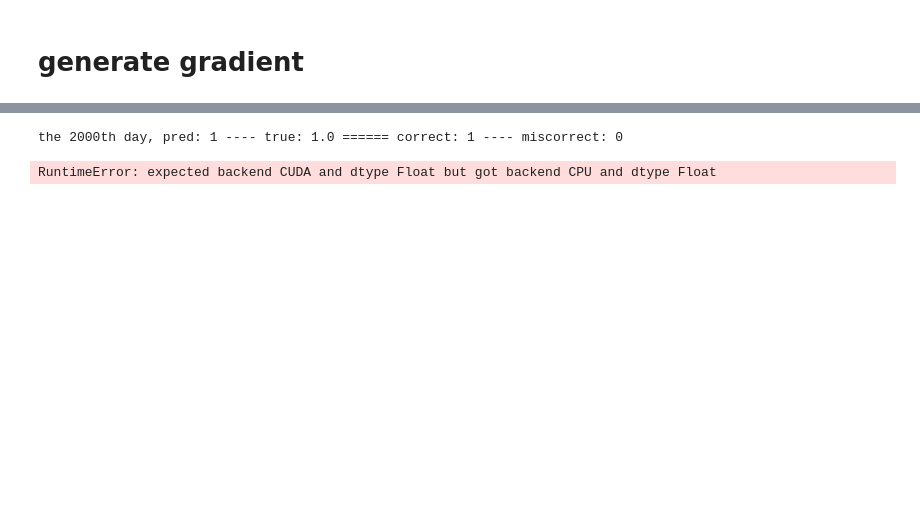
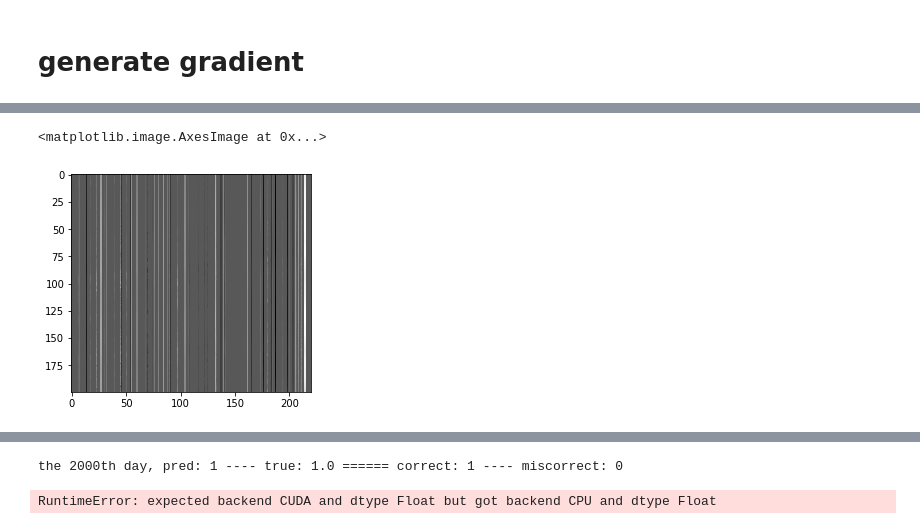
Before and after one commit to FrankWJW/MSc-dissertation, a Jupyter notebook: classifier.ipynb, the cells around one changed output, grey strips where cells are left out. Drawn from its saved outputs; the diff is of its cells as text; code cells hidden in the pictures; blank space fills up the shorter version.

```diff
--- a/classifier.ipynb
+++ b/classifier.ipynb
@@ -139,7 +160,7 @@ array([[1197.75, 1513530000, -9.079956, ..., 14.63291434, 13.15, 4.542],
 # %%
 from train_test_split import utility_fun
 # %%
-temp = utility_fun([X, y], len_of_trainset = 2000, time_interval = 50)
+temp = utility_fun([X, y], len_of_trainset = 2000, time_interval = 20, batch_size=32)
 
 temp.norm()
 temp.sepera_time_step()
@@ -178,7 +199,7 @@ class BaselineModel(nn.Module):
 # %%
 device = "cuda:0" if torch.cuda.is_available() else "cpu"
 
-model = BaselineModel(550, 100, 1)
+model = BaselineModel(20*11, 220, 1)
 
 # define the loss function and the optimiser
 # loss_function = nn.MSELoss()
@@ -237,7 +258,6 @@ class gradient_generator():
     def hook_layers(self):
         def hook_function(module, grad_in, grad_out):
 #             print("hook called")
-#             print(grad_out[0])
             self.gradients = grad_out[0]
 #         print(list(self.model._modules.items()))
         first_layer = list(self.model._modules.items())[0][1]
@@ -253,18 +273,14 @@ class gradient_generator():
         return self.gradients
 
 
-grad = torch.zeros((2000,100))
+grad = torch.zeros((2000,220))
 i = 0
 
-
-for data in trainloader:
-    # get the inputs
-    inputs, labels = data
-    ins = inputs[i,:]
-    labs = labels[i]
+for data in range(len(trainData)):
+    inputs = trainData[data,:,:,:].view(1,-1)
+    labs = testData[data,:].view(-1).float()
 #     print(inputs.shape, labels.shape)
     GG = gradient_generator(model)
     temp = GG.generate_gradient(ins, labs)
-#     print(temp)
     grad[i,:] = temp
     i += 1
@@ -273 +350,10 @@ IndexError: index 1 is out of bounds for dimension 0 with size 1
+# %%
+a = trainData.view(len(trainData),-1).float()
+image = a[500:700, :]
+grad_img = grad.data[500:700,:]
+
+plt.imshow(grad_img * image, cmap=plt.get_cmap('gray'))
+# %% [output]
+<matplotlib.image.AxesImage at 0x...>
+[figure, added]
 # %%
```
Also changed, not shown: parts of 16 cells of this notebook, 5 other files.
